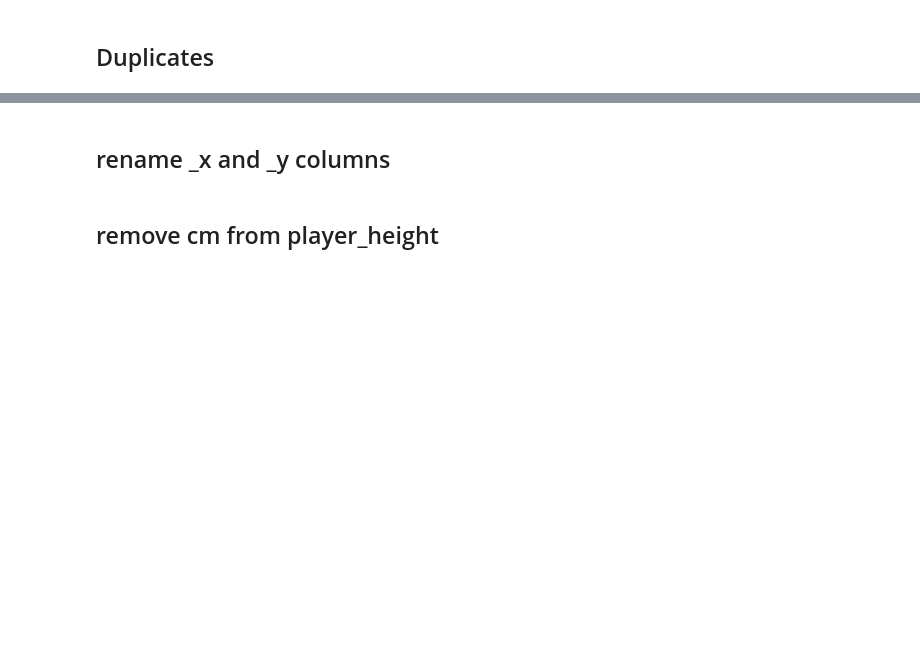
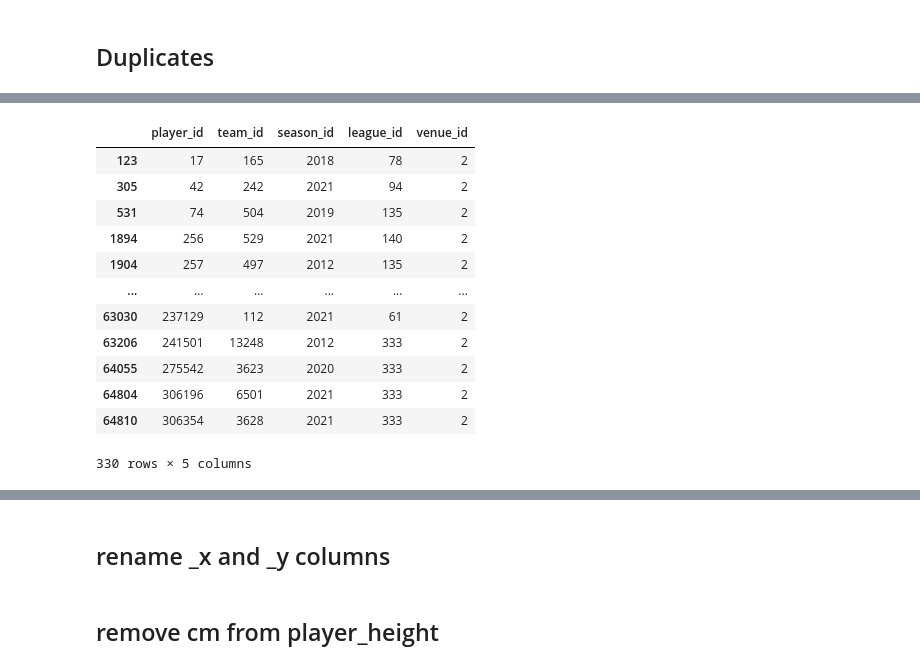
Before and after one commit to victor-shvets/Sports-analytics, a Jupyter notebook: football-transform.ipynb, the cells around one changed output, grey strips where cells are left out. Drawn from its saved outputs; the diff is of its cells as text; code cells hidden in the pictures; blank space fills up the shorter version.

```diff
--- a/football-transform.ipynb
+++ b/football-transform.ipynb
@@ -198,0 +234,18 @@ memory usage: 30.7+ MB
+# %%
+df1 = dfFootballML.groupby(['player_id','team_id','season_id','league_id'])['venue_id'].count().reset_index()
+
+df1[df1['venue_id'] > 1]
+# %% [output]
+|  | player_id | team_id | season_id | league_id | venue_id |
+| 123 | 17 | 165 | 2018 | 78 | 2 |
+| 305 | 42 | 242 | 2021 | 94 | 2 |
+| 531 | 74 | 504 | 2019 | 135 | 2 |
+| 1894 | 256 | 529 | 2021 | 140 | 2 |
+| 1904 | 257 | 497 | 2012 | 135 | 2 |
+| ... | ... | ... | ... | ... | ... |
+| 63030 | 237129 | 112 | 2021 | 61 | 2 |
+| 63206 | 241501 | 13248 | 2012 | 333 | 2 |
+| 64055 | 275542 | 3623 | 2020 | 333 | 2 |
+| 64804 | 306196 | 6501 | 2021 | 333 | 2 |
+| 64810 | 306354 | 3628 | 2021 | 333 | 2 |
+330 rows × 5 columns
```
Also changed, not shown: parts of 26 cells of this notebook, 4 other files.
